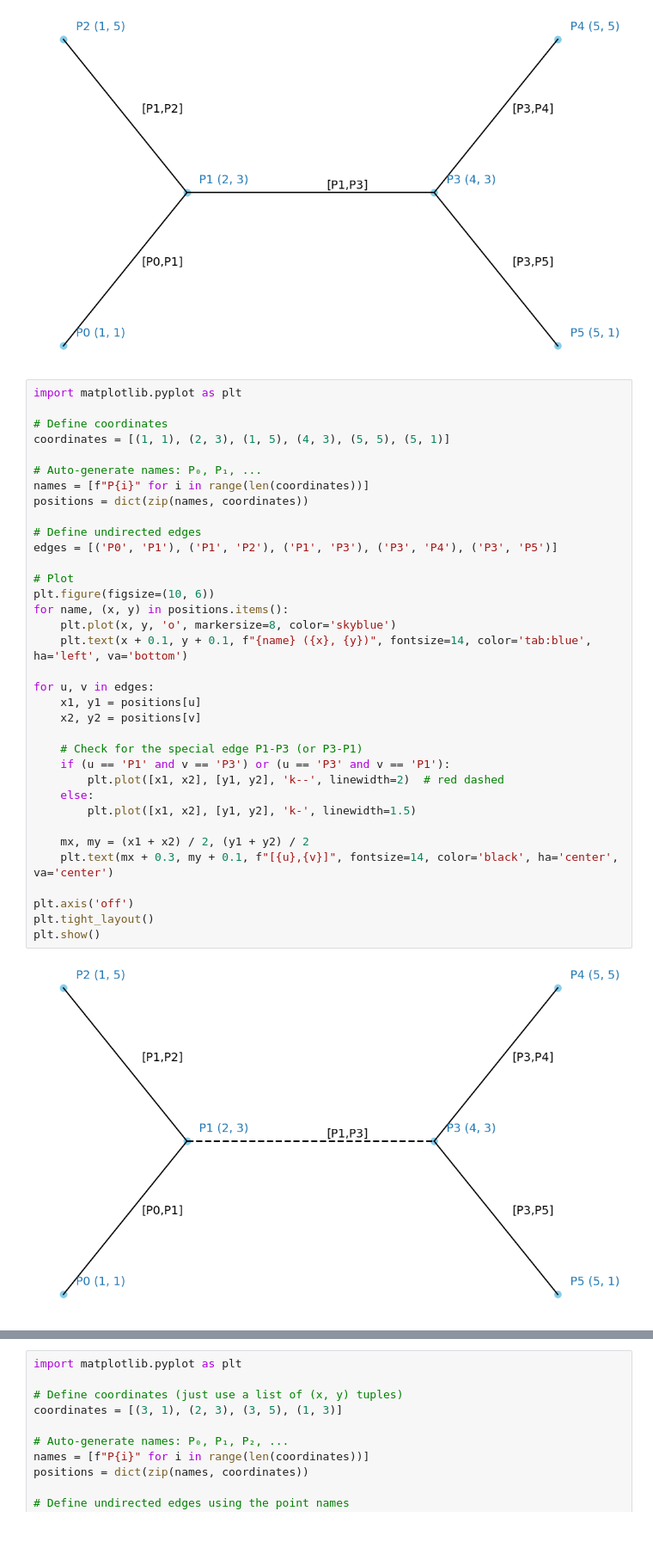
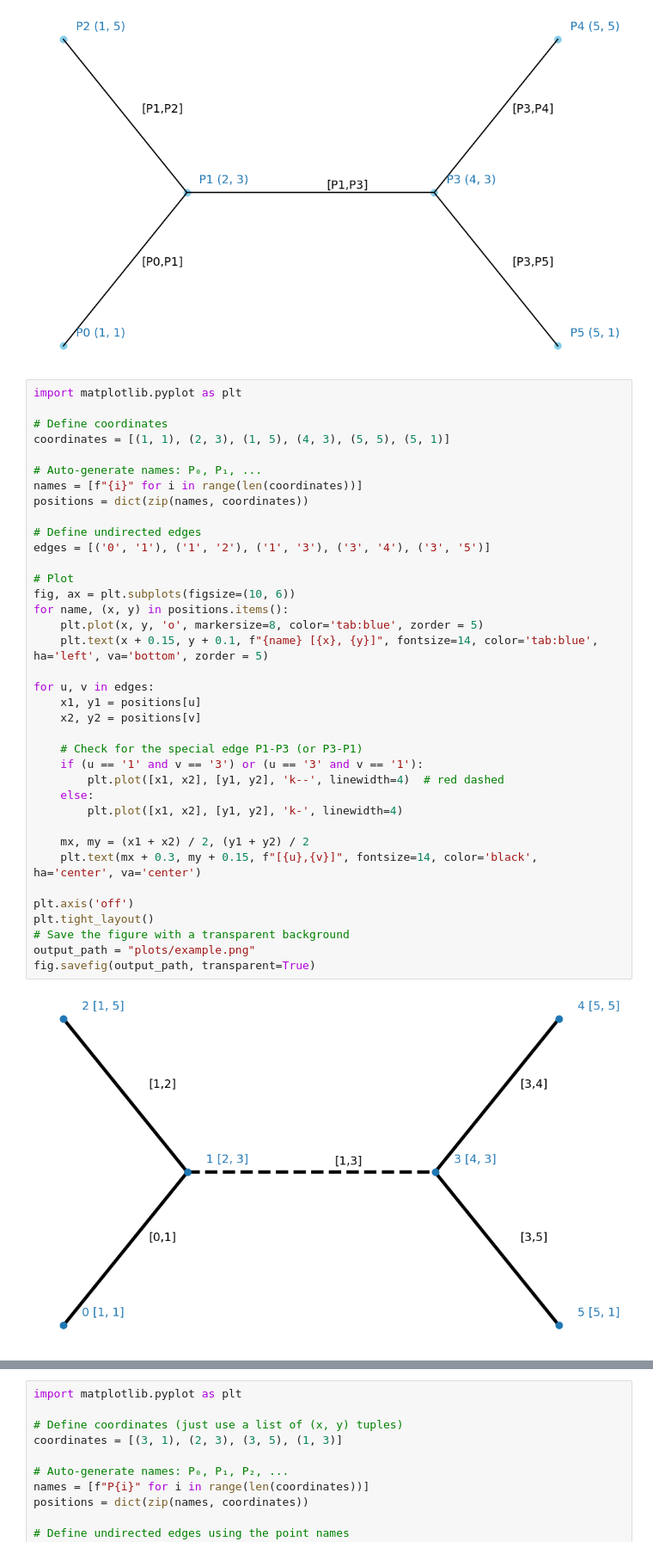
Before and after one commit to liuzhuozhuo/edp-renormalization, a Jupyter notebook: thesis/otherfigures.ipynb, the cells around one changed output, grey strips where cells are left out. Shown at 86% size. Saved outputs shown, nothing was run; the diff lists cells and outputs as text.

```diff
--- a/thesis/otherfigures.ipynb
+++ b/thesis/otherfigures.ipynb
@@ -32,40 +32,42 @@ plt.show()
 # %%
 import matplotlib.pyplot as plt
 
 # Define coordinates
 coordinates = [(1, 1), (2, 3), (1, 5), (4, 3), (5, 5), (5, 1)]
 
 # Auto-generate names: P₀, P₁, ...
-names = [f"P{i}" for i in range(len(coordinates))]
+names = [f"{i}" for i in range(len(coordinates))]
 positions = dict(zip(names, coordinates))
 
 # Define undirected edges
-edges = [('P0', 'P1'), ('P1', 'P2'), ('P1', 'P3'), ('P3', 'P4'), ('P3', 'P5')]
+edges = [('0', '1'), ('1', '2'), ('1', '3'), ('3', '4'), ('3', '5')]
 
 # Plot
-plt.figure(figsize=(10, 6))
+fig, ax = plt.subplots(figsize=(10, 6))
 for name, (x, y) in positions.items():
-    plt.plot(x, y, 'o', markersize=8, color='skyblue')
-    plt.text(x + 0.1, y + 0.1, f"{name} ({x}, {y})", fontsize=14, color='tab:blue', ha='left', va='bottom')
+    plt.plot(x, y, 'o', markersize=8, color='tab:blue', zorder = 5)
+    plt.text(x + 0.15, y + 0.1, f"{name} [{x}, {y}]", fontsize=14, color='tab:blue', ha='left', va='bottom', zorder = 5)
 
 for u, v in edges:
     x1, y1 = positions[u]
     x2, y2 = positions[v]
 
     # Check for the special edge P1-P3 (or P3-P1)
-    if (u == 'P1' and v == 'P3') or (u == 'P3' and v == 'P1'):
-        plt.plot([x1, x2], [y1, y2], 'k--', linewidth=2)  # red dashed
+    if (u == '1' and v == '3') or (u == '3' and v == '1'):
+        plt.plot([x1, x2], [y1, y2], 'k--', linewidth=4)  # red dashed
     else:
-        plt.plot([x1, x2], [y1, y2], 'k-', linewidth=1.5)
+        plt.plot([x1, x2], [y1, y2], 'k-', linewidth=4)
 
     mx, my = (x1 + x2) / 2, (y1 + y2) / 2
-    plt.text(mx + 0.3, my + 0.1, f"[{u},{v}]", fontsize=14, color='black', ha='center', va='center')
+    plt.text(mx + 0.3, my + 0.15, f"[{u},{v}]", fontsize=14, color='black', ha='center', va='center')
 
 plt.axis('off')
 plt.tight_layout()
-plt.show()
+# Save the figure with a transparent background
+output_path = "plots/example.png"
+fig.savefig(output_path, transparent=True)
 # %% [output]
-[figure, old version]
+[figure, new version]
 # %%
 import matplotlib.pyplot as plt
 
```
Also changed, not shown: parts of 4 cells of this notebook, 12 other files.
